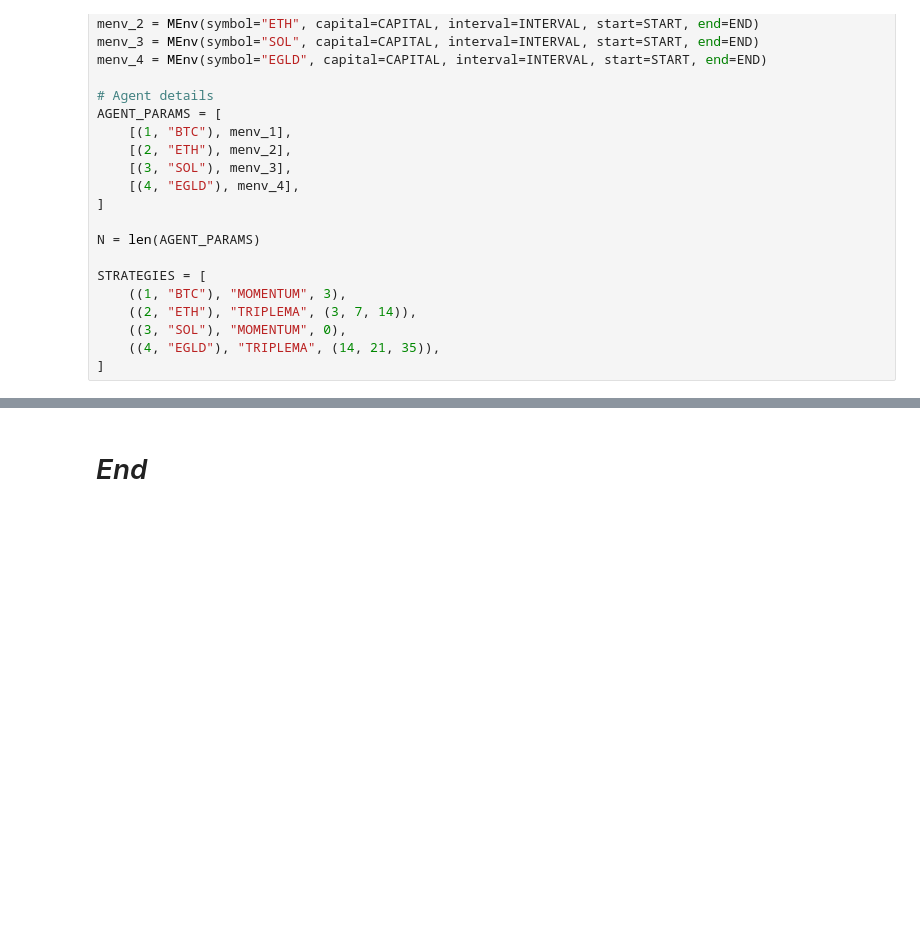
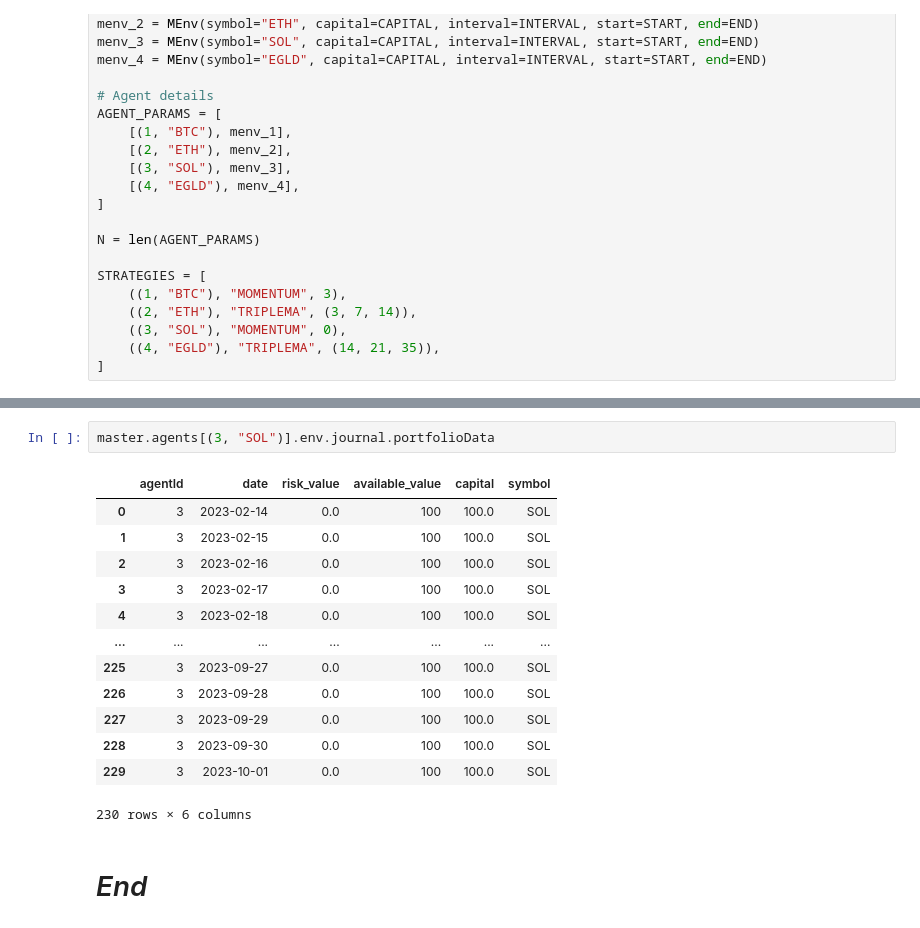
Before and after one commit to cedTrad/C-Syst, a Jupyter notebook: labs.ipynb, the cells around one changed output, grey strips where cells are left out. Saved outputs shown, nothing was run; the diff lists cells and outputs as text; blank space fills up the shorter version.

```diff
--- a/labs.ipynb
+++ b/labs.ipynb
@@ -261,3 +271,19 @@ Master wait finish thier work ...
+# %%
+master.agents[(3, "SOL")].env.journal.portfolioData
+# %% [output]
+|  | agentId | date | risk_value | available_value | capital | symbol |
+| 0 | 3 | 2023-02-14 | 0.0 | 100 | 100.0 | SOL |
+| 1 | 3 | 2023-02-15 | 0.0 | 100 | 100.0 | SOL |
+| 2 | 3 | 2023-02-16 | 0.0 | 100 | 100.0 | SOL |
+| 3 | 3 | 2023-02-17 | 0.0 | 100 | 100.0 | SOL |
+| 4 | 3 | 2023-02-18 | 0.0 | 100 | 100.0 | SOL |
+| ... | ... | ... | ... | ... | ... | ... |
+| 225 | 3 | 2023-09-27 | 0.0 | 100 | 100.0 | SOL |
+| 226 | 3 | 2023-09-28 | 0.0 | 100 | 100.0 | SOL |
+| 227 | 3 | 2023-09-29 | 0.0 | 100 | 100.0 | SOL |
+| 228 | 3 | 2023-09-30 | 0.0 | 100 | 100.0 | SOL |
+| 229 | 3 | 2023-10-01 | 0.0 | 100 | 100.0 | SOL |
+230 rows × 6 columns
 # %% [markdown]
 # *End*
 # %%
```
Also changed, not shown: parts of 12 cells of this notebook, 2 other files.
